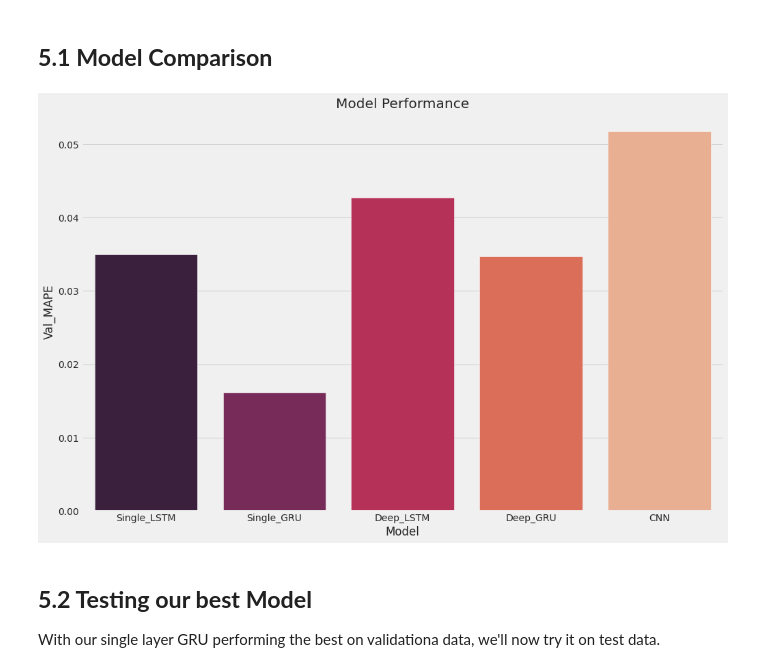
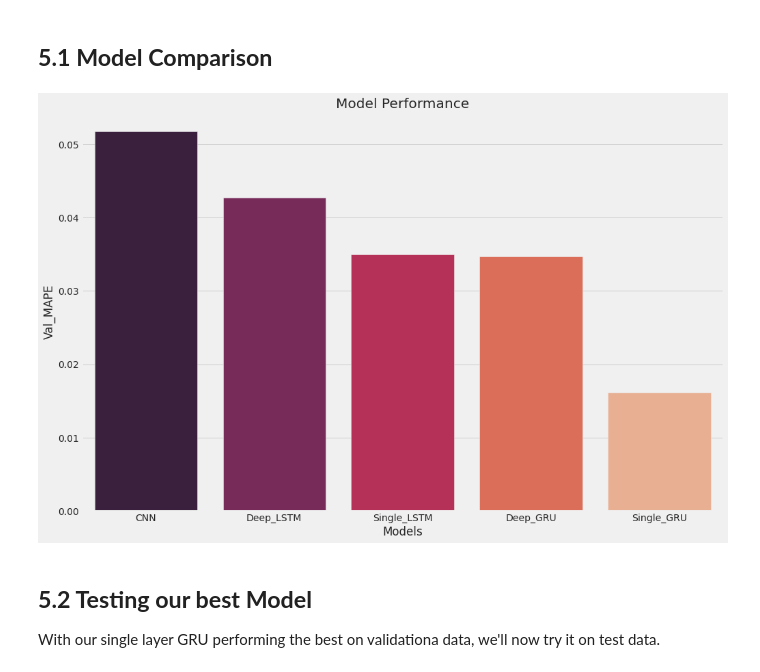
Before and after one commit to AbsIbs/nevada_time_series, a Jupyter notebook: main.ipynb, the cells around one changed output. Drawn from its saved outputs; the diff is of its cells as text; code cells hidden in the pictures.

```diff
--- a/main.ipynb
+++ b/main.ipynb
@@ -1167,10 +1167,11 @@ pd.DataFrame(results)
 ## **5.1 Model Comparison**
 # %%
 fig, ax = plt.subplots(figsize = (15,10))
-ax = sns.barplot(data = pd.DataFrame(results), x = 'Model', y = 'Val_MAPE', palette = 'rocket')
-ax.set_title('Model Performance');
+ax = sns.barplot(data = pd.DataFrame(results).sort_values(by = 'Val_MAPE', ascending = False), x = 'Model', y = 'Val_MAPE', palette = 'rocket')
+ax.set_title('Model Performance')
+ax.set_xlabel('Models');
 # %% [output]
-[figure, old version]
+[figure, new version]
 # %% [markdown]
 ## **5.2 Testing our best Model**
 With our single layer GRU performing the best on validationa data, we'll now try it on test data.
```
Also changed, not shown: parts of 9 cells of this notebook, 1 other file.
